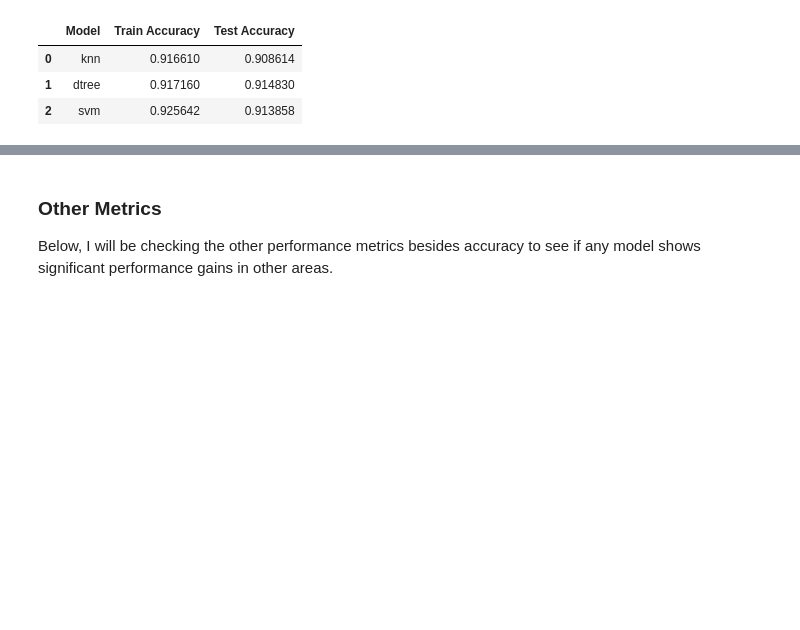
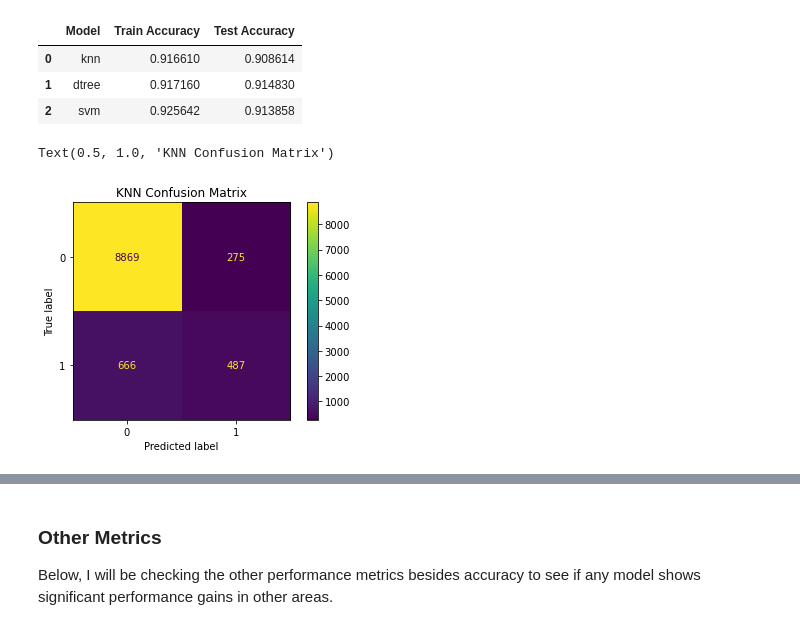
Before and after one commit to Naknak360/comparing_classifiers, a Jupyter notebook: prompt_III.ipynb, the cells around one changed output, grey strips where cells are left out. Cells and saved outputs as stored; diff of their text form; code cells hidden in the pictures; blank space fills up the shorter version.

```diff
--- a/prompt_III.ipynb
+++ b/prompt_III.ipynb
@@ -376,3 +377,9 @@ comparisons_grid
 | 0 | knn | 0.916610 | 0.908614 |
 | 1 | dtree | 0.917160 | 0.914830 |
 | 2 | svm | 0.925642 | 0.913858 |
+# %%
+ConfusionMatrixDisplay(confusion_matrix(y_test, knn_grid_test_preds)).plot()
+plt.title("KNN Confusion Matrix")
+# %% [output]
+Text(0.5, 1.0, 'KNN Confusion Matrix')
+[figure, added]
```
Also changed, not shown: parts of 7 cells of this notebook, 7 other files.
